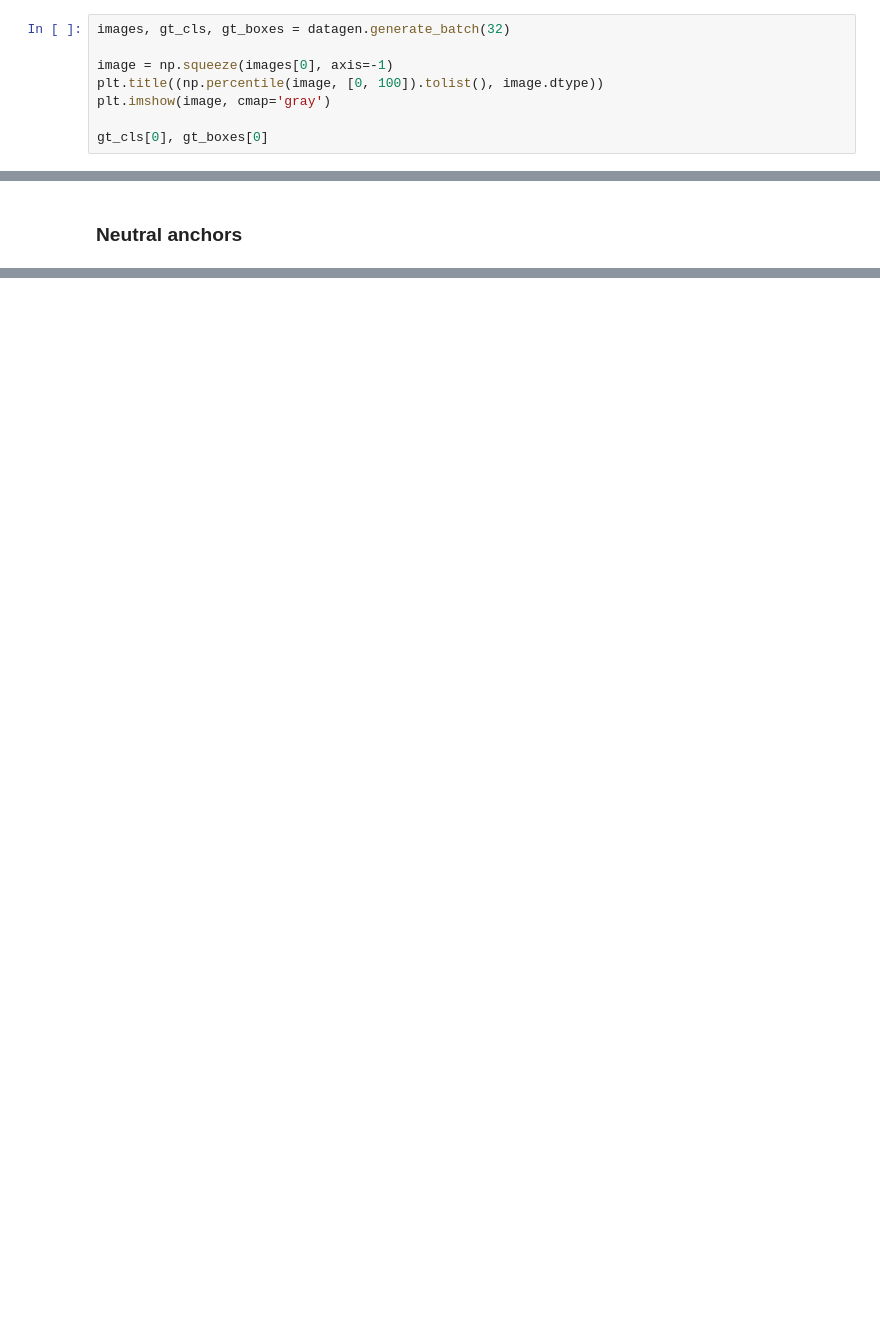
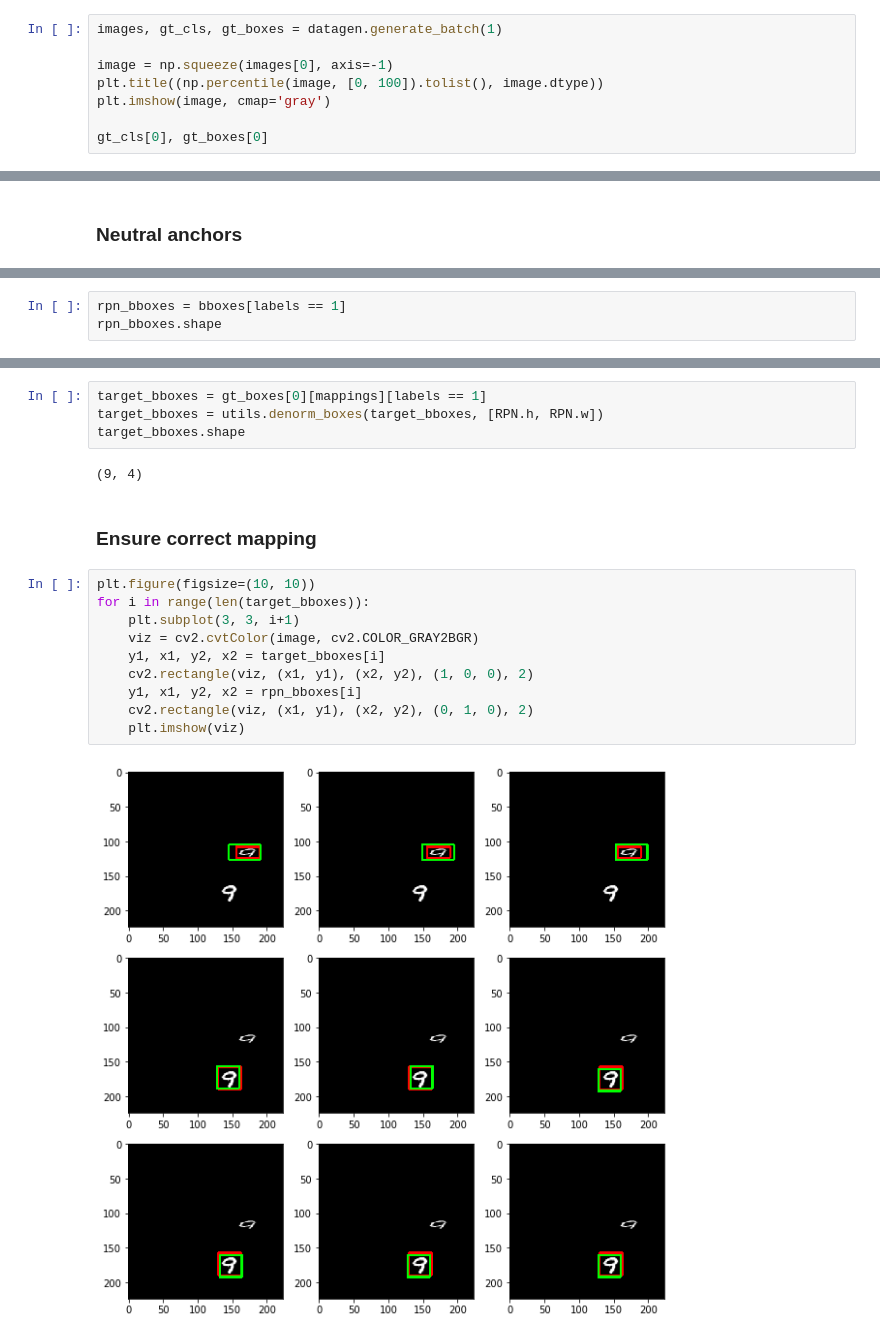
Before and after one commit to gabrielwong159/tf, a Jupyter notebook: rpn/test_model_definition.ipynb, the cells around one changed output, grey strips where cells are left out. Drawn from its saved outputs; the diff is of its cells as text; blank space fills up the shorter version.

```diff
--- a/rpn/test_model_definition.ipynb
+++ b/rpn/test_model_definition.ipynb
@@ -30,7 +30,7 @@ WARNING:tensorflow:From /home/taiger/anaconda3/lib/python3.6/site-packages/tenso
 Instructions for updating:
 Please use alternatives such as official/mnist/dataset.py from tensorflow/models.
 # %%
-images, gt_cls, gt_boxes = datagen.generate_batch(32)
+images, gt_cls, gt_boxes = datagen.generate_batch(1)
 
 image = np.squeeze(images[0], axis=-1)
 plt.title((np.percentile(image, [0, 100]).tolist(), image.dtype))
@@ -118,0 +121,3 @@ plt.imshow(viz);
+# %%
+rpn_bboxes = bboxes[labels == 1]
+rpn_bboxes.shape
@@ -118,0 +126,20 @@ plt.imshow(viz);
+# %%
+target_bboxes = gt_boxes[0][mappings][labels == 1]
+target_bboxes = utils.denorm_boxes(target_bboxes, [RPN.h, RPN.w])
+target_bboxes.shape
+# %% [output]
+(9, 4)
+# %% [markdown]
+### Ensure correct mapping
+# %%
+plt.figure(figsize=(10, 10))
+for i in range(len(target_bboxes)):
+    plt.subplot(3, 3, i+1)
+    viz = cv2.cvtColor(image, cv2.COLOR_GRAY2BGR)
+    y1, x1, y2, x2 = target_bboxes[i]
+    cv2.rectangle(viz, (x1, y1), (x2, y2), (1, 0, 0), 2)
+    y1, x1, y2, x2 = rpn_bboxes[i]
+    cv2.rectangle(viz, (x1, y1), (x2, y2), (0, 1, 0), 2)
+    plt.imshow(viz)
+# %% [output]
+[figure, added]
```
Also changed, not shown: parts of 8 cells of this notebook, 1 other file.
